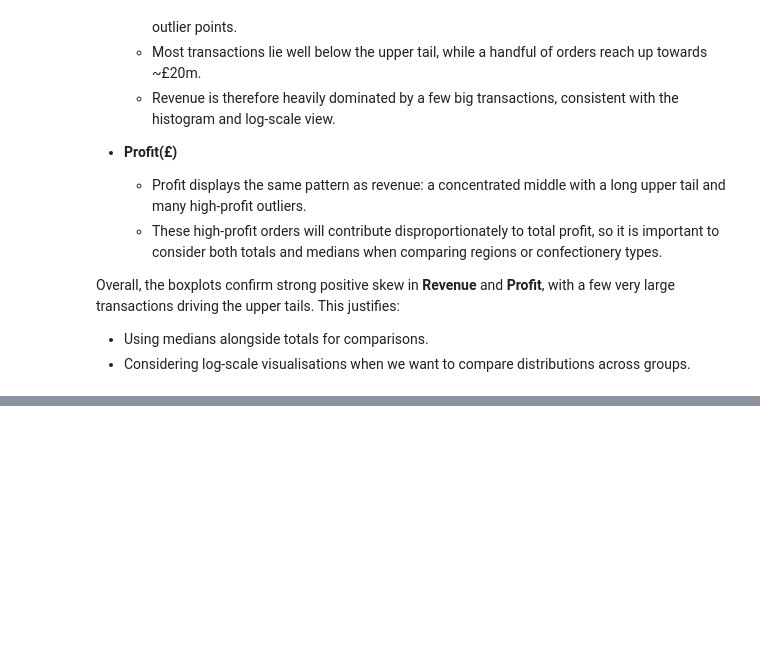
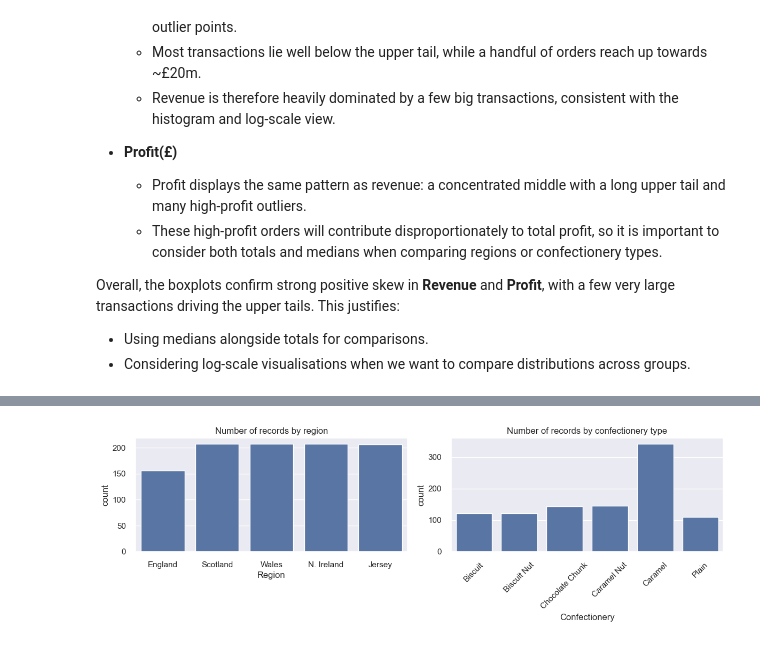
Before and after one commit to OmerTDK/confectionary-data-viz, a Jupyter notebook: main.ipynb, the cells around one changed output, grey strips where cells are left out. Saved outputs shown, nothing was run; the diff lists cells and outputs as text; code cells hidden in the pictures; blank space fills up the shorter version.

Commit message:
Phase 3.3: categorical structure for regions and confectionery types

```diff
--- a/main.ipynb
+++ b/main.ipynb
@@ -500,0 +507,16 @@ transactions driving the upper tails. This justifies:
+# %%
+fig, axes = plt.subplots(1, 2, figsize=(12, 4))
+
+sns.countplot(data=df_analysis, x="Country(UK)", ax=axes[0])
+axes[0].set_title("Number of records by region")
+axes[0].set_xlabel("Region")
+
+sns.countplot(data=df_analysis, x="Confectionary", ax=axes[1])
+axes[1].set_title("Number of records by confectionery type")
+axes[1].set_xlabel("Confectionery")
+axes[1].tick_params(axis="x", rotation=45)
+
+plt.tight_layout()
+plt.show()
+# %% [output]
+[figure, added]
```
Also changed, not shown: parts of 2 cells of this notebook.
